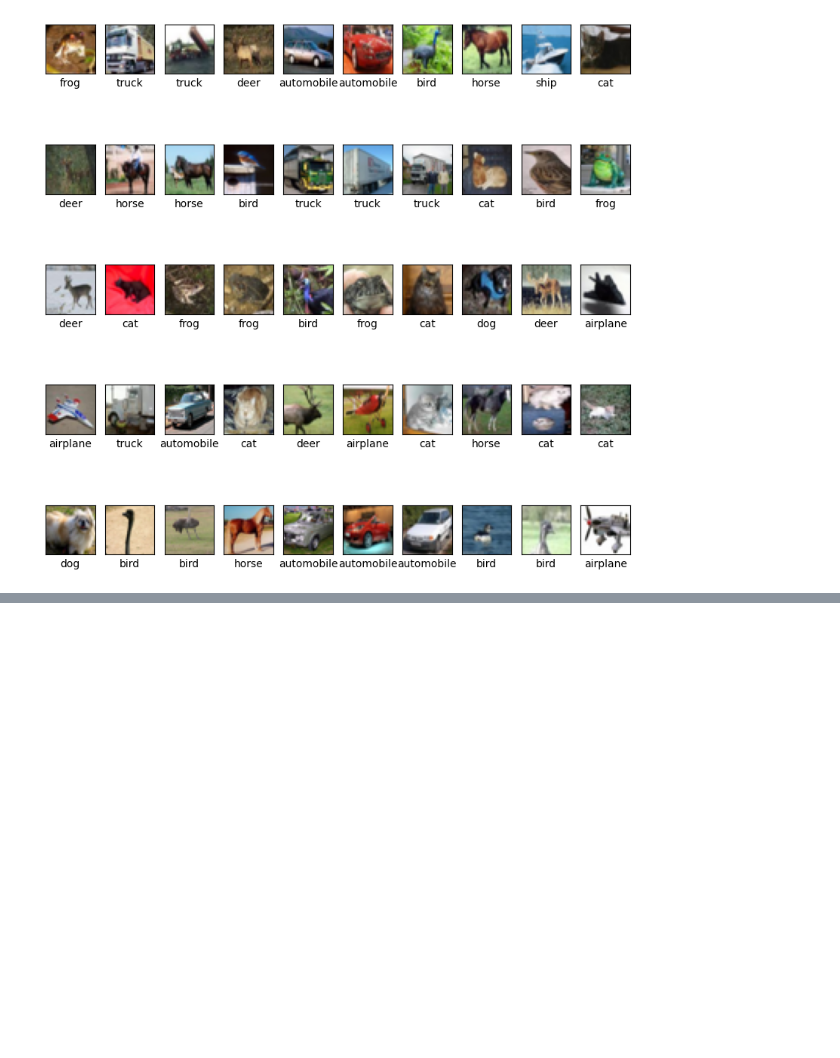
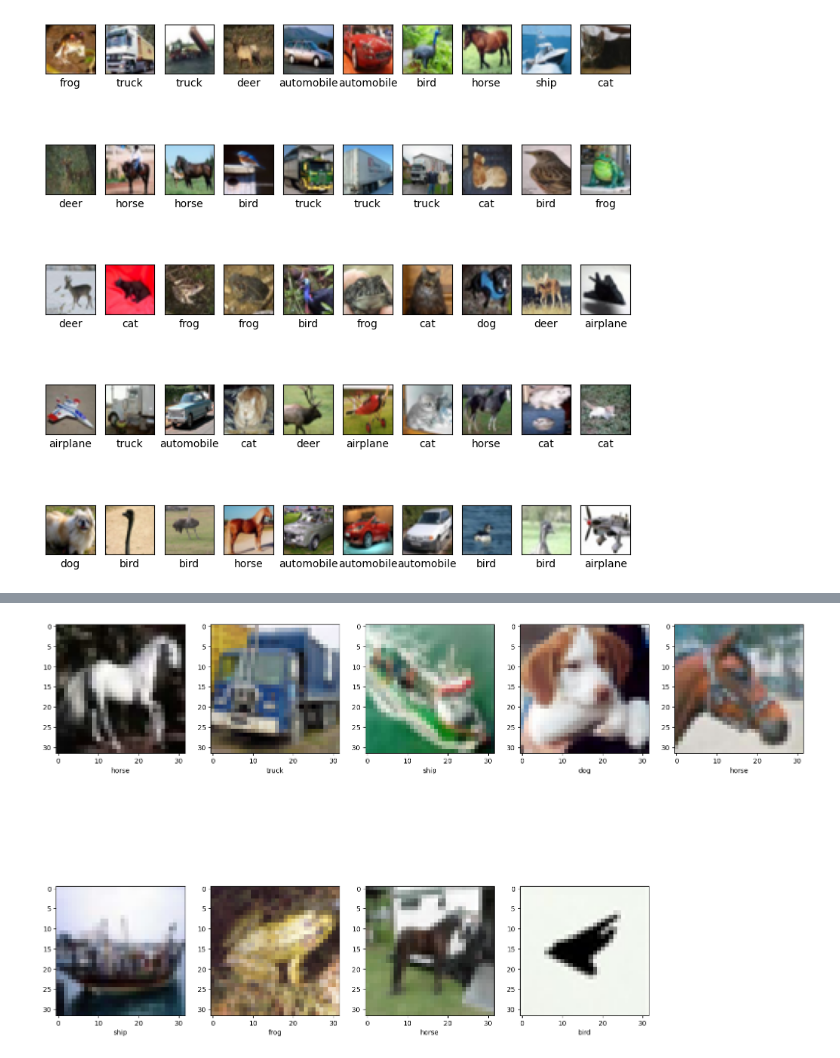
Before and after one commit to Raams-codes/CNN-Tutorial, a Jupyter notebook: CNN Tutorial.ipynb, the cells around one changed output, grey strips where cells are left out. Drawn from its saved outputs; the diff is of its cells as text; code cells hidden in the pictures; blank space fills up the shorter version.

```diff
--- a/CNN Tutorial.ipynb
+++ b/CNN Tutorial.ipynb
@@ -123,0 +124,3 @@ Test Accuracy : 70.96999883651733
+# %%
+test_pred=model.predict(test_images)
+test_pred
@@ -123,0 +142,8 @@ Test Accuracy : 70.96999883651733
+# %%
+test_prediction=[]
+for i in range(0,len(test_pred)):
+    d=0
+    for j in range(len(test_pred[i])):
+        if test_pred[i][j]>d:
+            d=j
+    test_prediction.append(d)
@@ -123,0 +170,4 @@ Test Accuracy : 70.96999883651733
+# %%
+test_prediction_label=[]
+for i in test_prediction:
+    test_prediction_label.append(class_names[i])
@@ -123,0 +208,11 @@ Test Accuracy : 70.96999883651733
+# %%
+plt.figure(figsize=(20,20))
+j=1
+for i in range(13,22):
+    plt.subplot(3,5,j)
+    j=j+1
+    plt.imshow(test_images[i])
+    plt.xlabel(test_prediction_label[i])
+plt.show()
+# %% [output]
+[figure, added]
```
Also changed, not shown: parts of 12 cells of this notebook.
